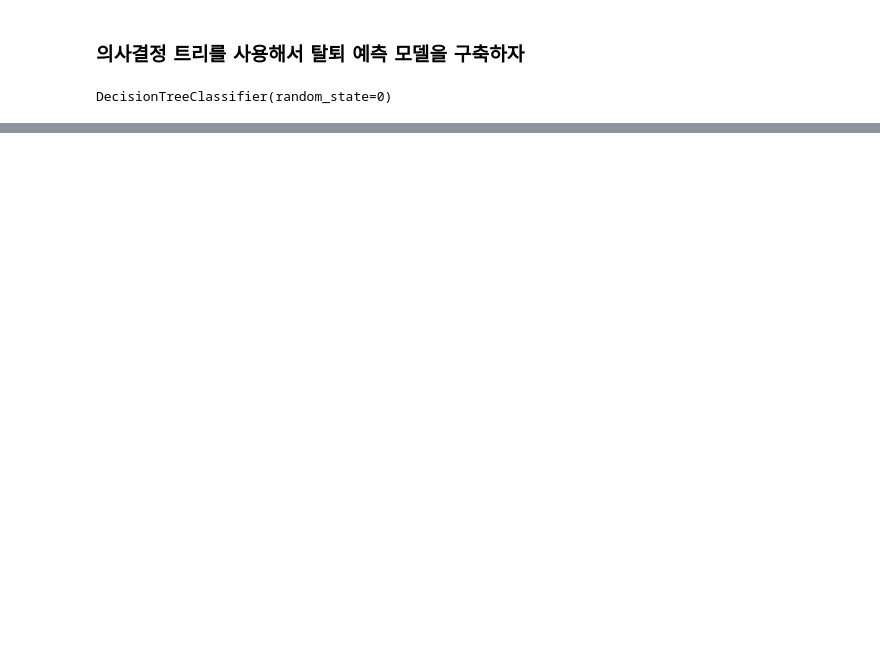
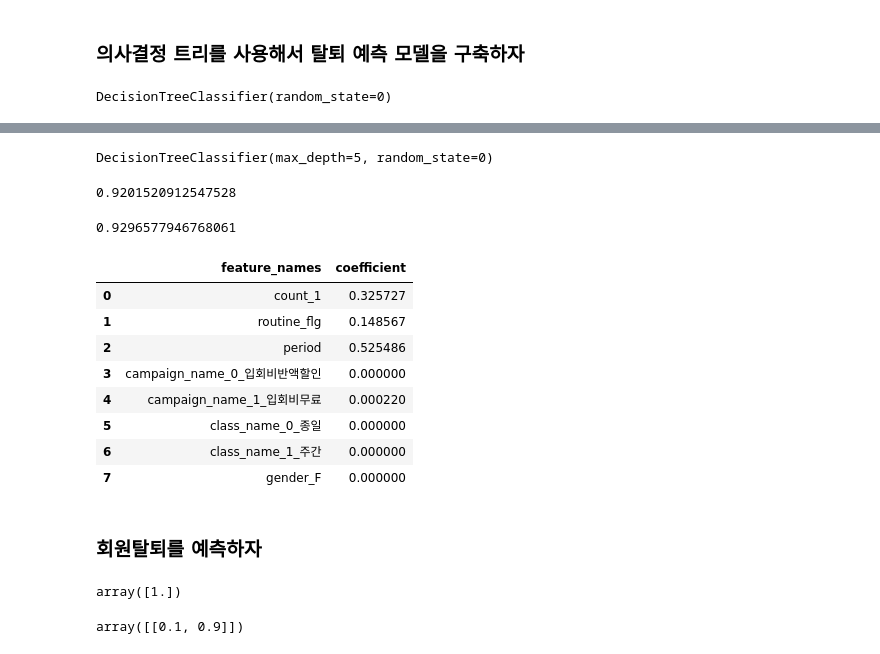
Before and after one commit to Hyehang/python_technique100, a Jupyter notebook: 05/05.회원탈퇴를 예측하는 테크닉.ipynb, the cells around one changed output, grey strips where cells are left out. Drawn from its saved outputs; the diff is of its cells as text; code cells hidden in the pictures; blank space fills up the shorter version.

```diff
--- a/05/05.회원탈퇴를 예측하는 테크닉.ipynb
+++ b/05/05.회원탈퇴를 예측하는 테크닉.ipynb
@@ -293,0 +318,33 @@ results_test
+# %%
+X_train, X_test , y_train,y_test = sklearn.model_selection.train_test_split(X,y)
+# %%
+model = DecisionTreeClassifier(random_state = 0 , max_depth = 5)
+# %%
+model.fit(X_train,y_train)
+# %% [output]
+DecisionTreeClassifier(max_depth=5, random_state=0)
+# %%
+model.score(X_test,y_test)
+# %% [output]
+0.9201520912547528
+# %%
+model.score(X_train,y_train)
+# %% [output]
+0.9296577946768061
+# %%
+importance = pd.DataFrame({'feature_names' : X.columns,
+                           'coefficient' : model.feature_importances_})
+# %%
+importance
+# %% [output]
+|  | feature_names | coefficient |
+| 0 | count_1 | 0.325727 |
+| 1 | routine_flg | 0.148567 |
+| 2 | period | 0.525486 |
+| 3 | campaign_name_0_입회비반액할인 | 0.000000 |
+| 4 | campaign_name_1_입회비무료 | 0.000220 |
+| 5 | class_name_0_종일 | 0.000000 |
+| 6 | class_name_1_주간 | 0.000000 |
+| 7 | gender_F | 0.000000 |
+# %% [markdown]
+### 회원탈퇴를 예측하자
@@ -293,0 +379,8 @@ results_test
+# %%
+model.predict([input_data])
+# %% [output]
+array([1.])
+# %%
+model.predict_proba([input_data])
+# %% [output]
+array([[0.1, 0.9]])
```
Also changed, not shown: parts of 20 cells of this notebook.
